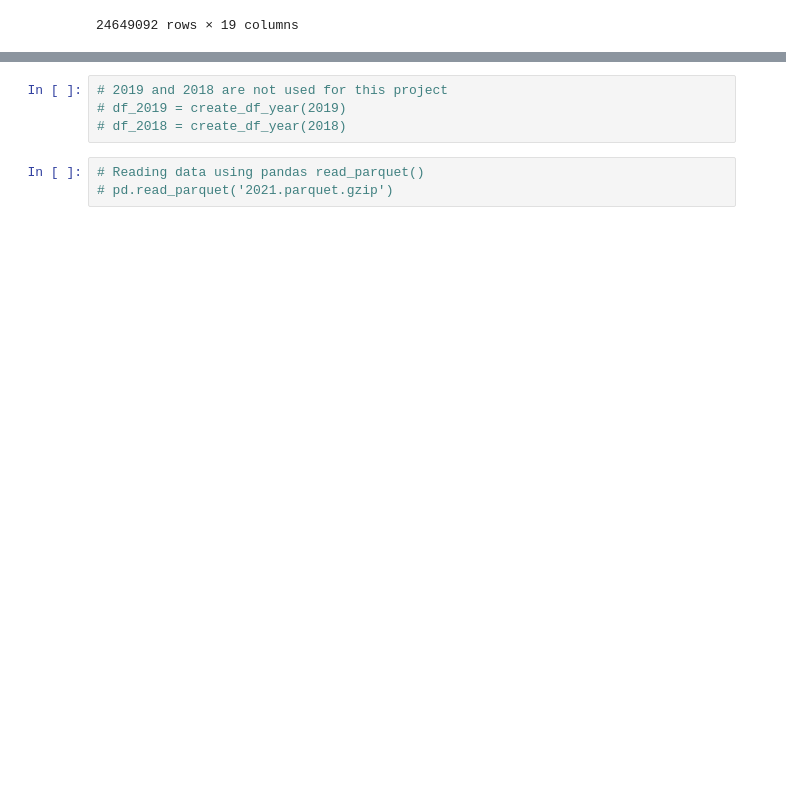
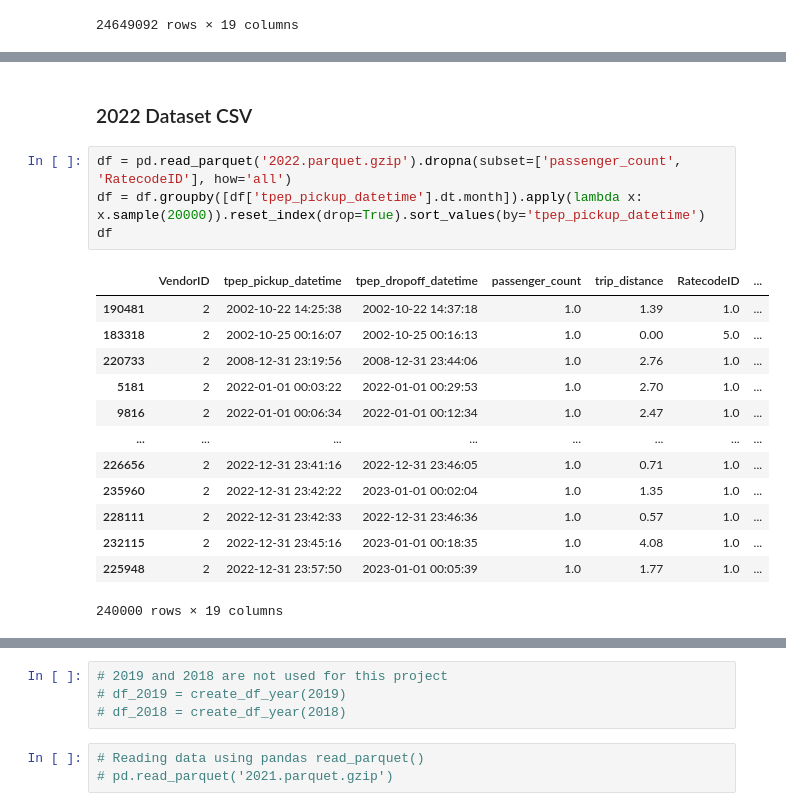
Before and after one commit to aimanamri/yellow-taxi-trips-etl-data-engineering-project, a Jupyter notebook: concat_data.ipynb, the cells around one changed output, grey strips where cells are left out. Drawn from its saved outputs; the diff is of its cells as text; blank space fills up the shorter version.

Commit message:
Update concat_data.ipynb
# Changes made:
1. Filtered data by using only randomly selected 20,000 rows from each month.
2. Added explanation and fixed the arrangement of code cells.

```diff
--- a/concat_data.ipynb
+++ b/concat_data.ipynb
@@ -70,0 +106,20 @@ df_2020
+# %% [markdown]
+### 2022 Dataset CSV
+# %%
+df = pd.read_parquet('2022.parquet.gzip').dropna(subset=['passenger_count', 'RatecodeID'], how='all')
+df = df.groupby([df['tpep_pickup_datetime'].dt.month]).apply(lambda x: x.sample(20000)).reset_index(drop=True).sort_values(by='tpep_pickup_datetime')
+df
+# %% [output]
+|  | VendorID | tpep_pickup_datetime | tpep_dropoff_datetime | passenger_count | trip_distance | RatecodeID | ... |
+| 190481 | 2 | 2002-10-22 14:25:38 | 2002-10-22 14:37:18 | 1.0 | 1.39 | 1.0 | ... |
+| 183318 | 2 | 2002-10-25 00:16:07 | 2002-10-25 00:16:13 | 1.0 | 0.00 | 5.0 | ... |
+| 220733 | 2 | 2008-12-31 23:19:56 | 2008-12-31 23:44:06 | 1.0 | 2.76 | 1.0 | ... |
+| 5181 | 2 | 2022-01-01 00:03:22 | 2022-01-01 00:29:53 | 1.0 | 2.70 | 1.0 | ... |
+| 9816 | 2 | 2022-01-01 00:06:34 | 2022-01-01 00:12:34 | 1.0 | 2.47 | 1.0 | ... |
+| ... | ... | ... | ... | ... | ... | ... | ... |
+| 226656 | 2 | 2022-12-31 23:41:16 | 2022-12-31 23:46:05 | 1.0 | 0.71 | 1.0 | ... |
+| 235960 | 2 | 2022-12-31 23:42:22 | 2023-01-01 00:02:04 | 1.0 | 1.35 | 1.0 | ... |
+| 228111 | 2 | 2022-12-31 23:42:33 | 2022-12-31 23:46:36 | 1.0 | 0.57 | 1.0 | ... |
+| 232115 | 2 | 2022-12-31 23:45:16 | 2023-01-01 00:18:35 | 1.0 | 4.08 | 1.0 | ... |
+| 225948 | 2 | 2022-12-31 23:57:50 | 2023-01-01 00:05:39 | 1.0 | 1.77 | 1.0 | ... |
+240000 rows × 19 columns
```
Also changed, not shown: parts of 23 cells of this notebook.
